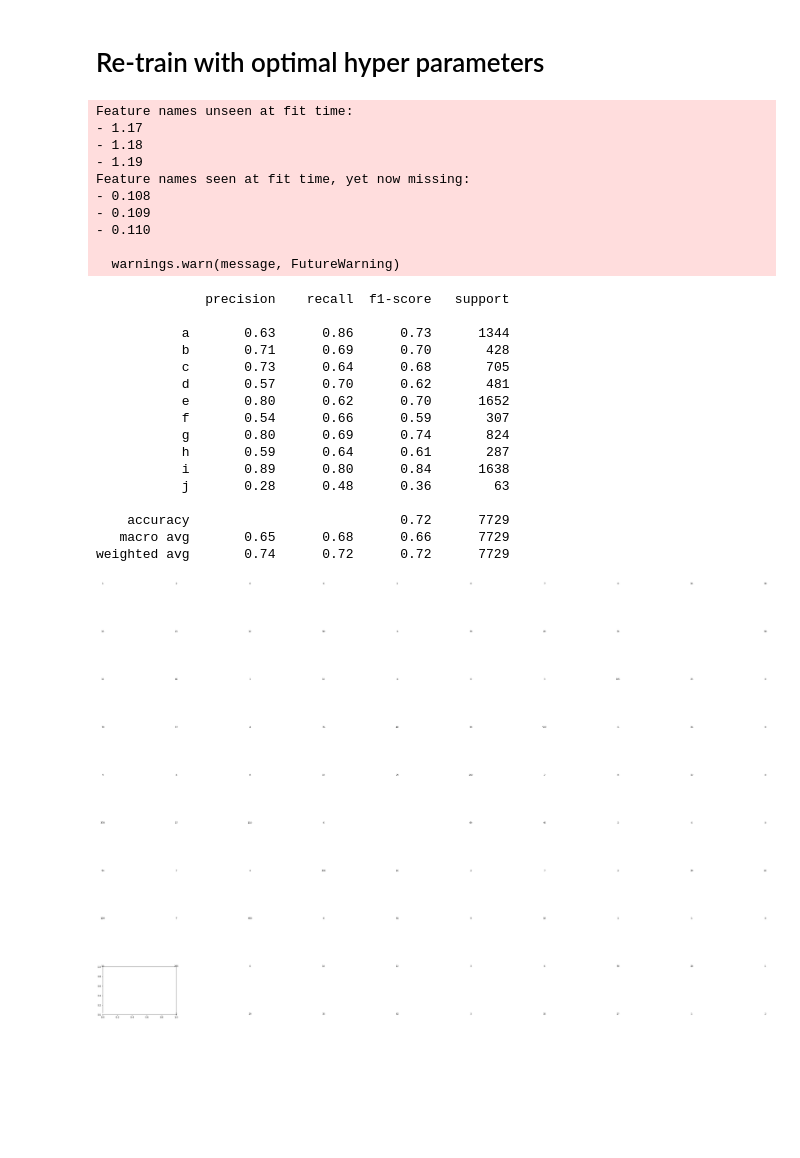
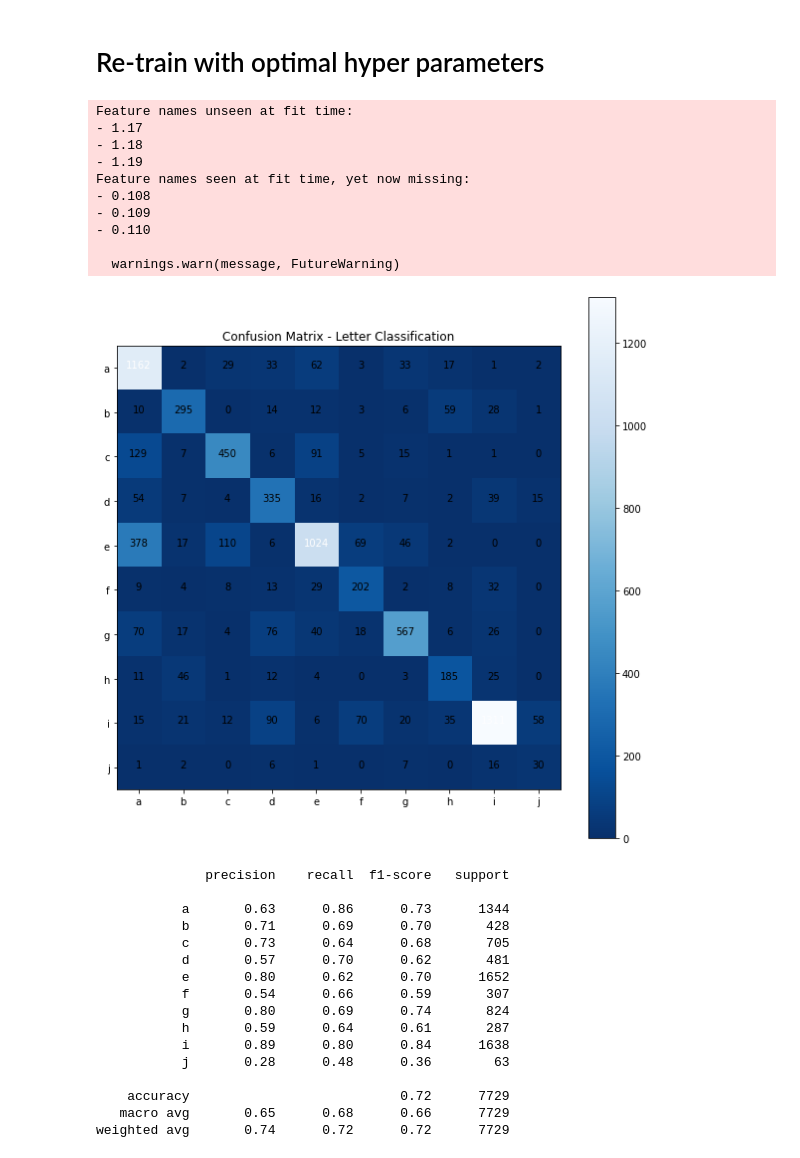
Before and after one commit to Applied-Machine-Learning-2022/final-project-team2-morgan, a Jupyter notebook: Capstone_final.ipynb, the cells around one changed output. Drawn from its saved outputs; the diff is of its cells as text; code cells hidden in the pictures; blank space fills up the shorter version.

```diff
--- a/Capstone_final.ipynb
+++ b/Capstone_final.ipynb
@@ -309,33 +313,43 @@ t_target = ocr_test[test_target]
 t_target = t_target.to_numpy()
 
 
 cMatrix = confusion_matrix(t_target, prediction, labels=range(10))
 
 
 #Functions creating iterators for efficient looping - itertools
 classes = ['a','b','c','d','e','f','g','h','i','j']
 
+plt.figure(figsize=(10,10))
+
+plt.imshow(cMatrix, interpolation='nearest', cmap=plt.cm.Blues_r)
+plt.title('Confusion Matrix - Letter Classification')
+plt.colorbar()
+plt.xticks(range(10),classes)
+plt.yticks(range(10),classes)
+
 for k,v in itertools.product(range(cMatrix.shape[0]),range(cMatrix.shape[1])):
   plt.text(v, k, cMatrix[k,v],horizontalalignment="center",color="white" if cMatrix[k,v]>800 else "black")
 
+plt.show()
 
 #New scores
 y_true = np.array(t_target)
 y_pred = np.array(prediction)
 
 
 print(classification_report(y_true, y_pred, target_names=classes))
 # %% [output]
 Feature names unseen at fit time:
 - 1.17
 - 1.18
 - 1.19
 Feature names seen at fit time, yet now missing:
 - 0.108
 - 0.109
 - 0.110
 
   warnings.warn(message, FutureWarning)
+[figure, new version]
               precision    recall  f1-score   support
 
            a       0.63      0.86      0.73      1344
@@ -352,4 +366,3 @@ Feature names seen at fit time, yet now missing:
     accuracy                           0.72      7729
    macro avg       0.65      0.68      0.66      7729
 weighted avg       0.74      0.72      0.72      7729
-[figure, old version]
```
Also changed, not shown: parts of 3 cells of this notebook.
